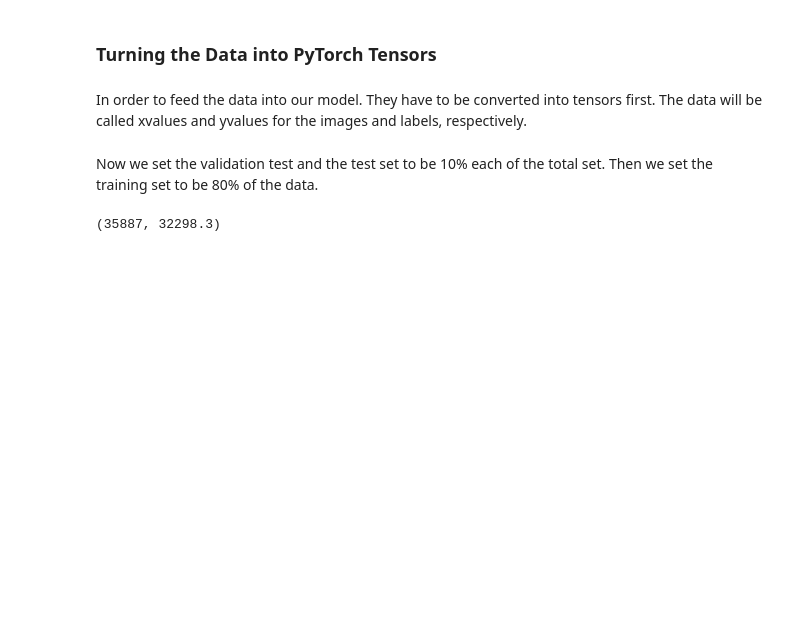
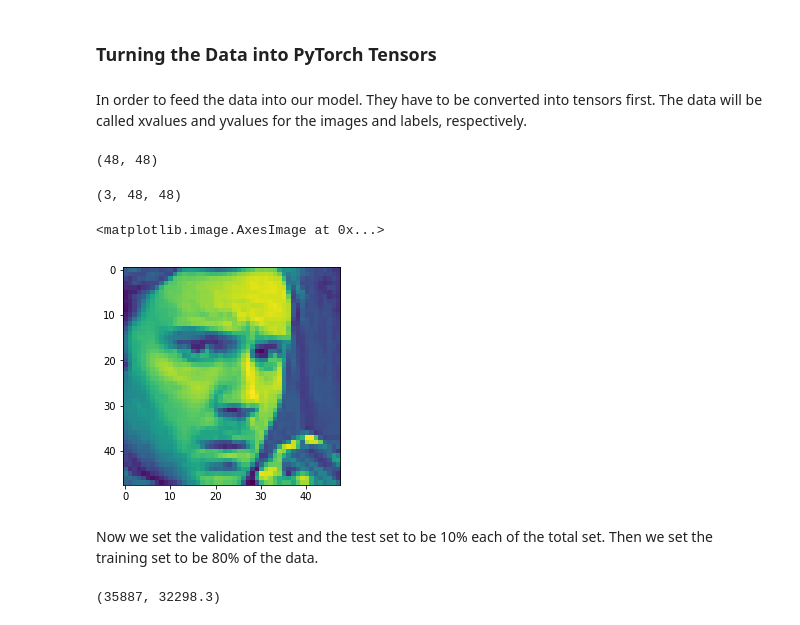
Before and after one commit to mlsmall/Facial-Expression-Detection, a Jupyter notebook: Facial Expression Detection - Pytorch.ipynb, the cells around one changed output. Cells and saved outputs as stored; diff of their text form; code cells hidden in the pictures; blank space fills up the shorter version.

```diff
--- a/Facial Expression Detection - Pytorch.ipynb
+++ b/Facial Expression Detection - Pytorch.ipynb
@@ -128,5 +98,7 @@ images = [i.split(' ') for i in dataframe.pixels]
 # %%
 images_array = np.array(images)
+# %%
+images_array=images_array.reshape(-1,48,48)
 # %%
 images_array.shape
 # %% [output]
@@ -159,4 +126,22 @@ labels = labels.astype('float32')
 ### Turning the Data into PyTorch Tensors
 # %% [markdown]
 In order to feed the data into our model. They have to be converted into tensors first. The data will be called xvalues and yvalues for the images and labels, respectively.
+# %%
+images_array[0].shape
+# %% [output]
+(48, 48)
+# %%
+# Converting a gray_scale image (1 channel) into RGB (3 channels)
+images_RGB = [np.stack((image, image, image), axis=0) for image in images_array]
+# %%
+images_RGB = np.array(images_RGB)
+# %%
+images_RGB[0].shape
+# %% [output]
+(3, 48, 48)
+# %%
+plt.imshow(images_RGB[0][0])
+# %% [output]
+<matplotlib.image.AxesImage at 0x...>
+[figure, added]
 # %%
```
Also changed, not shown: parts of 78 cells of this notebook.
